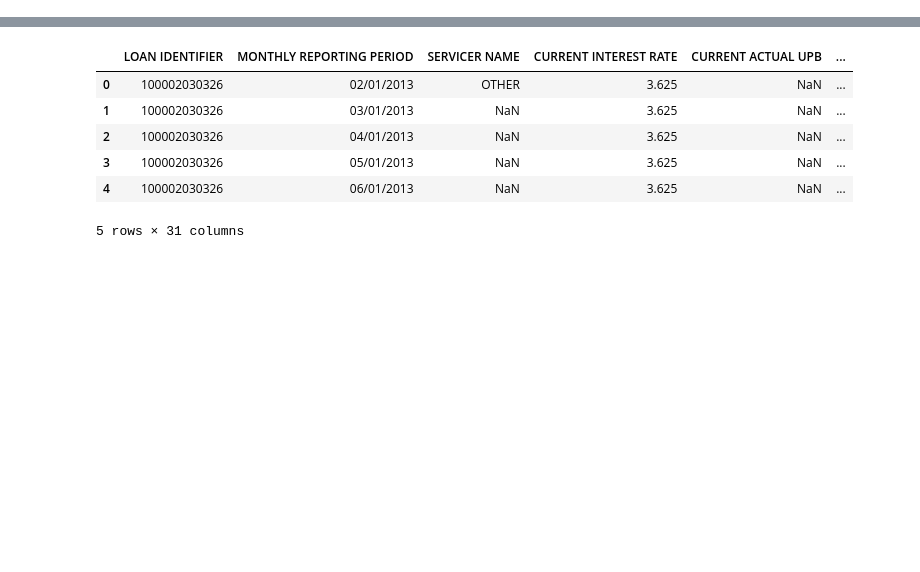
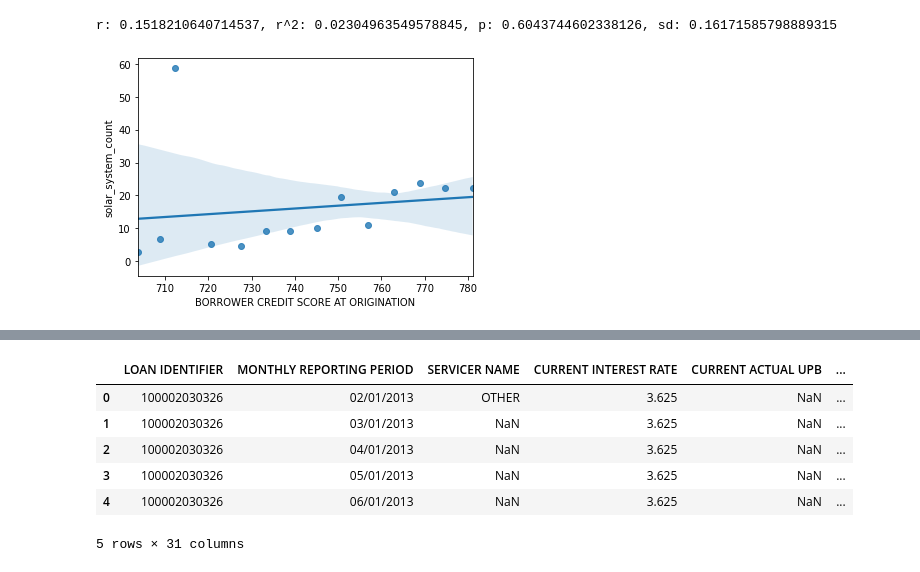
Before and after one commit to evanhu1/CIEE-solar-analysis, a Jupyter notebook: data.ipynb, the cells around one changed output, grey strips where cells are left out. Saved outputs shown, nothing was run; the diff lists cells and outputs as text; code cells hidden in the pictures; blank space fills up the shorter version.

```diff
--- a/data.ipynb
+++ b/data.ipynb
@@ -55,0 +153,7 @@ sns.distplot(deepsolar_and_credit_score["BORROWER CREDIT SCORE AT ORIGINATION"])
+# %%
+slope, intercept, r_value, p_value, std_err = stats.linregress(credit_score["BORROWER CREDIT SCORE AT ORIGINATION"],credit_score["solar_system_count"])
+ax = sns.regplot(data=credit_score, x="BORROWER CREDIT SCORE AT ORIGINATION", y="solar_system_count")
+print("r: {0}, r^2: {1}, p: {2}, sd: {3}".format(r_value, r_value**2, p_value, std_err))
+# %% [output]
+r: 0.1518210640714537, r^2: 0.02304963549578845, p: 0.6043744602338126, sd: 0.16171585798889315
+[figure, added]
```
Also changed, not shown: parts of 46 cells of this notebook, 10 other files.
